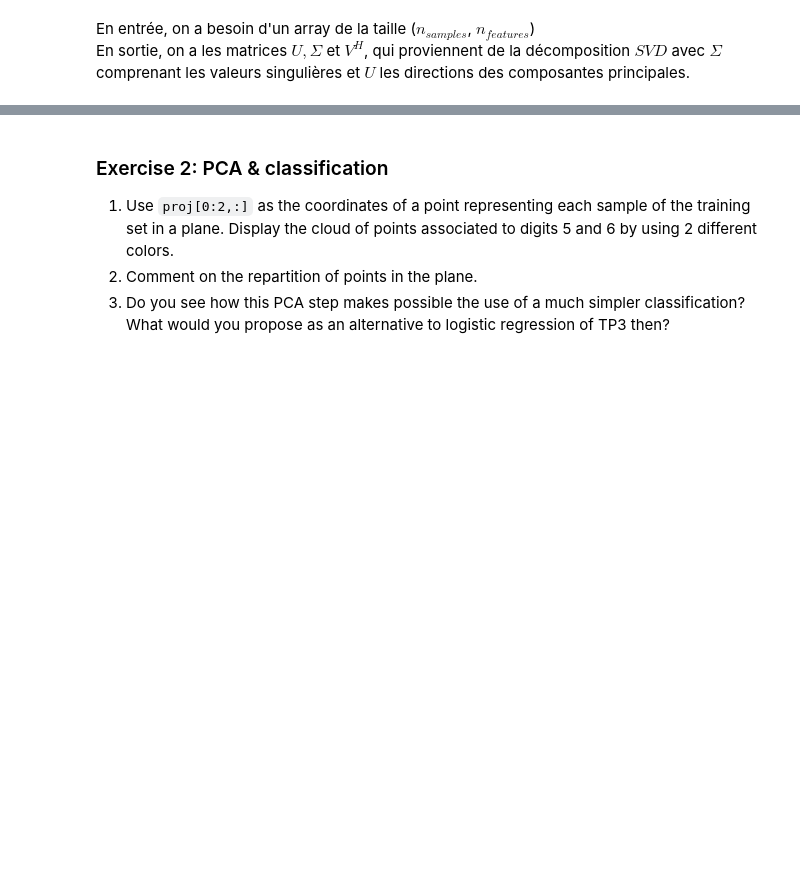
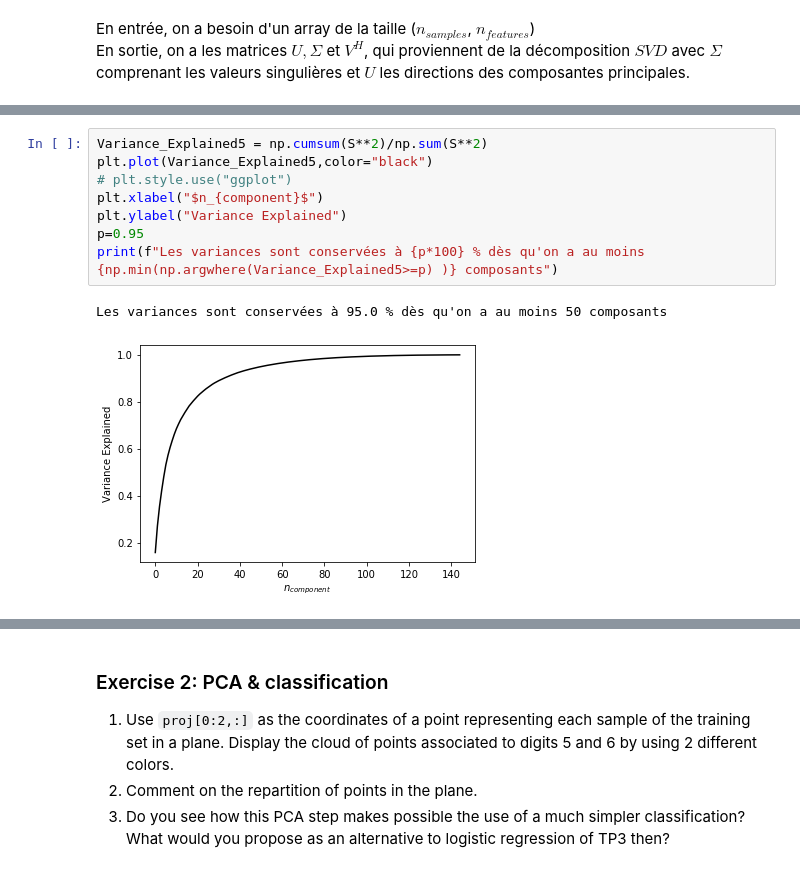
Before and after one commit to VictorCilleros/ML, a Jupyter notebook: TNE2_PCA_archive/TNE2_PCA.ipynb, the cells around one changed output, grey strips where cells are left out. Saved outputs shown, nothing was run; the diff lists cells and outputs as text; blank space fills up the shorter version.

```diff
--- a/TNE2_PCA_archive/TNE2_PCA.ipynb
+++ b/TNE2_PCA_archive/TNE2_PCA.ipynb
@@ -130,0 +144,11 @@ n= 120
+# %%
+Variance_Explained5 = np.cumsum(S**2)/np.sum(S**2)
+plt.plot(Variance_Explained5,color="black")
+# plt.style.use("ggplot")
+plt.xlabel("$n_{component}$")
+plt.ylabel("Variance Explained")
+p=0.95
+print(f"Les variances sont conservées à {p*100} % dès qu'on a au moins {np.min(np.argwhere(Variance_Explained5>=p) )} composants")
+# %% [output]
+Les variances sont conservées à 95.0 % dès qu'on a au moins 50 composants
+[figure, added]
```
Also changed, not shown: parts of 25 cells of this notebook.
